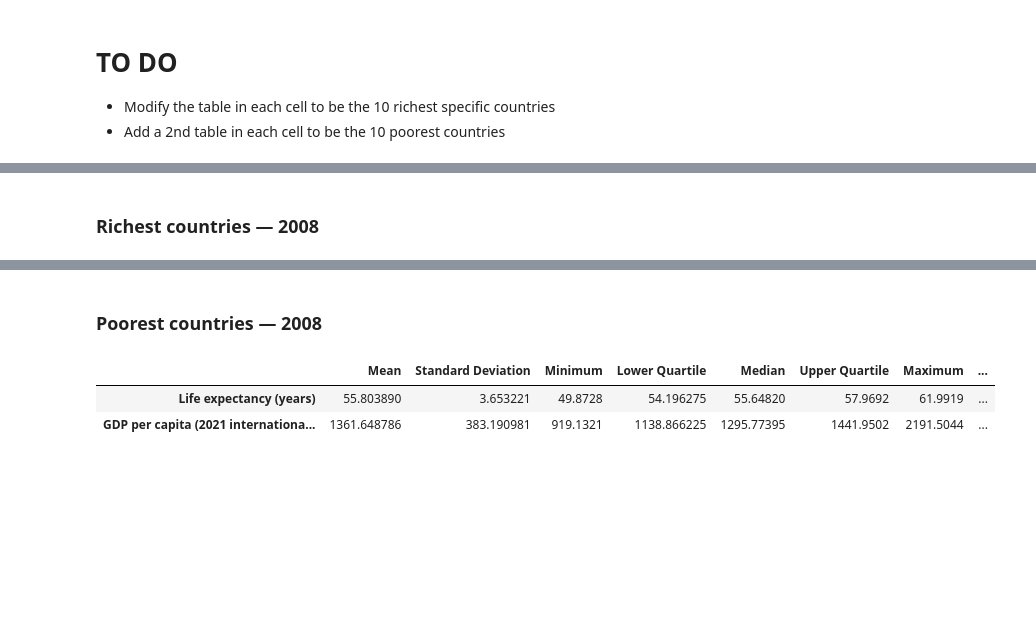
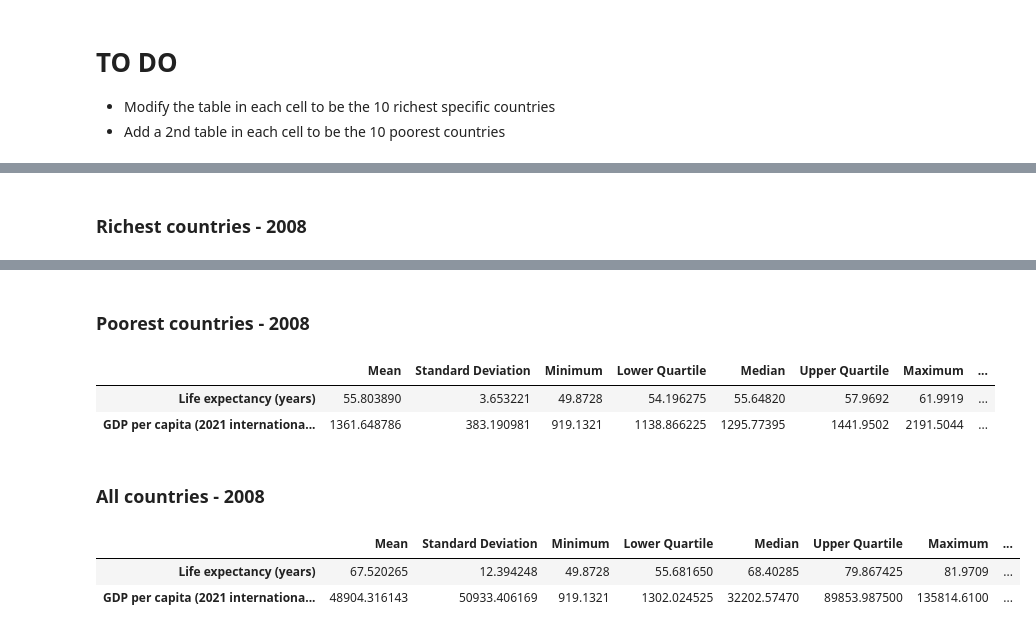
Before and after one commit to KabirS123/MGP, a Jupyter notebook: dataAnalysis.ipynb, the cells around one changed output, grey strips where cells are left out. Drawn from its saved outputs; the diff is of its cells as text; code cells hidden in the pictures; blank space fills up the shorter version.

```diff
--- a/dataAnalysis.ipynb
+++ b/dataAnalysis.ipynb
@@ -42,28 +46,39 @@ aggregateStatisticalSummaries
 # %%
 # Select 2008 observations for the countries listed in richest
 richData2008 = data[(data["Entity"].isin(richest)) & (data["Year"] == 2008)]
 richSummaries2008 = (richData2008[columnNames].describe().T.drop(columns=["count"]).rename(columns=columns))
 richSummaries2008["Interquartile Range"] = (richSummaries2008["Upper Quartile"] - richSummaries2008["Lower Quartile"])
 richSummaries2008["Range"] = (richSummaries2008["Maximum"] - richSummaries2008["Minimum"])
 
 poorData2008 = data[(data["Entity"].isin(poorest)) & (data["Year"] == 2008)]
 poorSummaries2008 = (poorData2008[columnNames].describe().T.drop(columns=["count"]).rename(columns=columns))
 poorSummaries2008["Interquartile Range"] = (poorSummaries2008["Upper Quartile"] - poorSummaries2008["Lower Quartile"])
 poorSummaries2008["Range"] = (poorSummaries2008["Maximum"] - poorSummaries2008["Minimum"])
 
-display(Markdown("### Richest countries — 2008"))
+totalData2008 = data[((data["Entity"].isin(poorest)) | (data["Entity"].isin(richest))) & (data["Year"] == 2008)]
+totalSummaries2008 = (totalData2008[columnNames].describe().T.drop(columns=["count"]).rename(columns=columns))
+totalSummaries2008["Interquartile Range"] = (totalSummaries2008["Upper Quartile"] - totalSummaries2008["Lower Quartile"])
+totalSummaries2008["Range"] = (totalSummaries2008["Maximum"] - totalSummaries2008["Minimum"])
+
+display(Markdown("### Richest countries - 2008"))
 display(richSummaries2008)
-display(Markdown("### Poorest countries — 2008"))
+display(Markdown("### Poorest countries - 2008"))
 display(poorSummaries2008)
+display(Markdown("### All countries - 2008"))
+display(totalSummaries2008)
 # %% [output]
-### Richest countries — 2008
+### Richest countries - 2008
 |  | Mean | Standard Deviation | Minimum | Lower Quartile | Median | Upper Quartile | Maximum | ... |
 | Life expectancy (years) | 79.23664 | 2.430071 | 74.8138 | 78.471625 | 79.94715 | 80.9937 | 81.9709 | ... |
 | GDP per capita (2021 internationa... | 96446.98350 | 21298.407633 | 62213.6450 | 87493.872500 | 90327.82500 | 111778.0825 | 135814.6100 | ... |
-### Poorest countries — 2008
+### Poorest countries - 2008
 |  | Mean | Standard Deviation | Minimum | Lower Quartile | Median | Upper Quartile | Maximum | ... |
 | Life expectancy (years) | 55.803890 | 3.653221 | 49.8728 | 54.196275 | 55.64820 | 57.9692 | 61.9919 | ... |
 | GDP per capita (2021 internationa... | 1361.648786 | 383.190981 | 919.1321 | 1138.866225 | 1295.77395 | 1441.9502 | 2191.5044 | ... |
+### All countries - 2008
+|  | Mean | Standard Deviation | Minimum | Lower Quartile | Median | Upper Quartile | Maximum | ... |
+| Life expectancy (years) | 67.520265 | 12.394248 | 49.8728 | 55.681650 | 68.40285 | 79.867425 | 81.9709 | ... |
+| GDP per capita (2021 internationa... | 48904.316143 | 50933.406169 | 919.1321 | 1302.024525 | 32202.57470 | 89853.987500 | 135814.6100 | ... |
 # %%
 # Select 2009 observations for the countries listed in richest
 richData2009 = data[(data["Entity"].isin(richest)) & (data["Year"] == 2009)]
```
Also changed, not shown: parts of 16 cells of this notebook.
